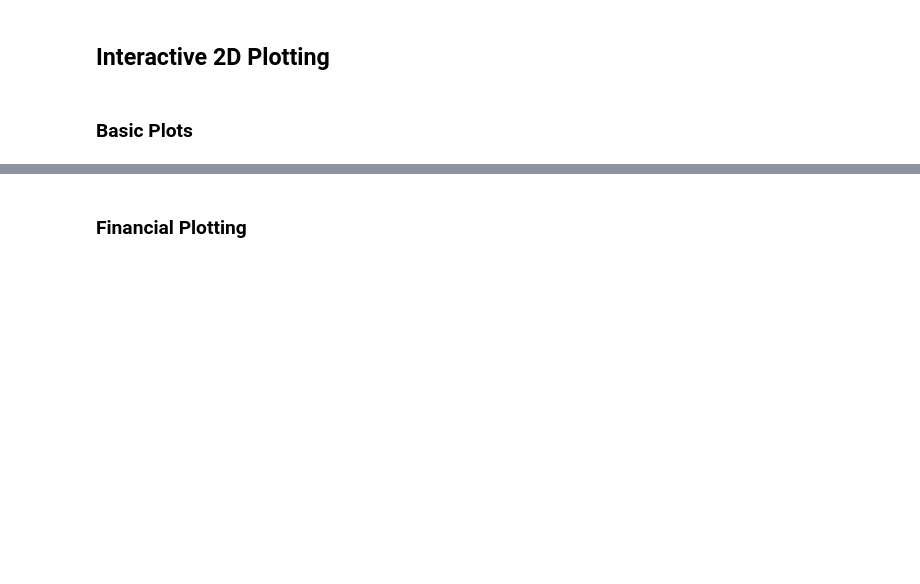
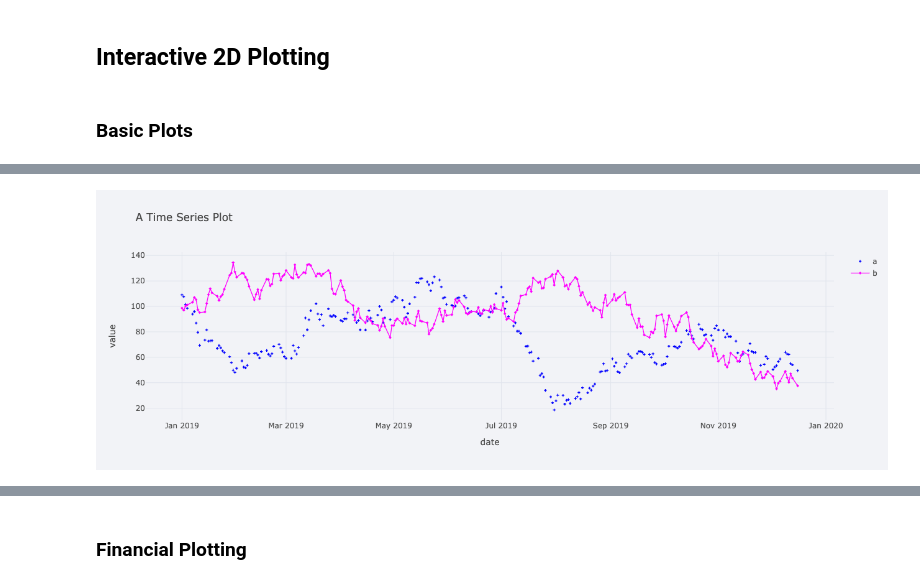
Before and after one commit to yhilpisch/py4fi2nd, a Jupyter notebook: code/ch07/07_visualization.ipynb, the cells around one changed output, grey strips where cells are left out. Drawn from its saved outputs; the diff is of its cells as text; code cells hidden in the pictures; blank space fills up the shorter version.

```diff
--- a/code/ch07/07_visualization.ipynb
+++ b/code/ch07/07_visualization.ipynb
@@ -286,14 +355,16 @@ df.iplot()
 # %%
 df[['a', 'b']].iplot(
              theme='polar',
              title='A Time Series Plot',
              xTitle='date',
              yTitle='value',
              mode={'a': 'markers', 'b': 'lines+markers'},
-             symbol={'a': 'dot', 'b': 'diamond'},
+             symbol={'a': 'cross', 'b': 'diamond'},
              size=3.5,
              colors={'a': 'blue', 'b': 'magenta'},
                         )
+# %% [output]
+[figure, added]
 # %%
 df.iplot(kind='hist',
              subplots=True,
```
Also changed, not shown: parts of 35 cells of this notebook, 21 other files.
